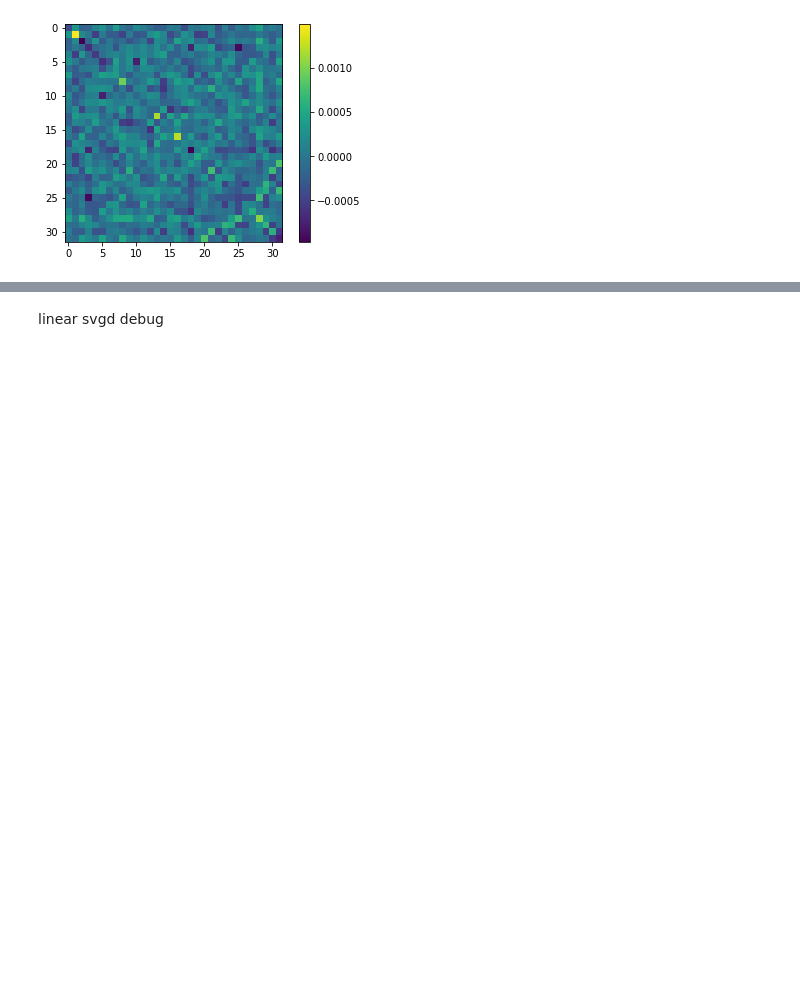
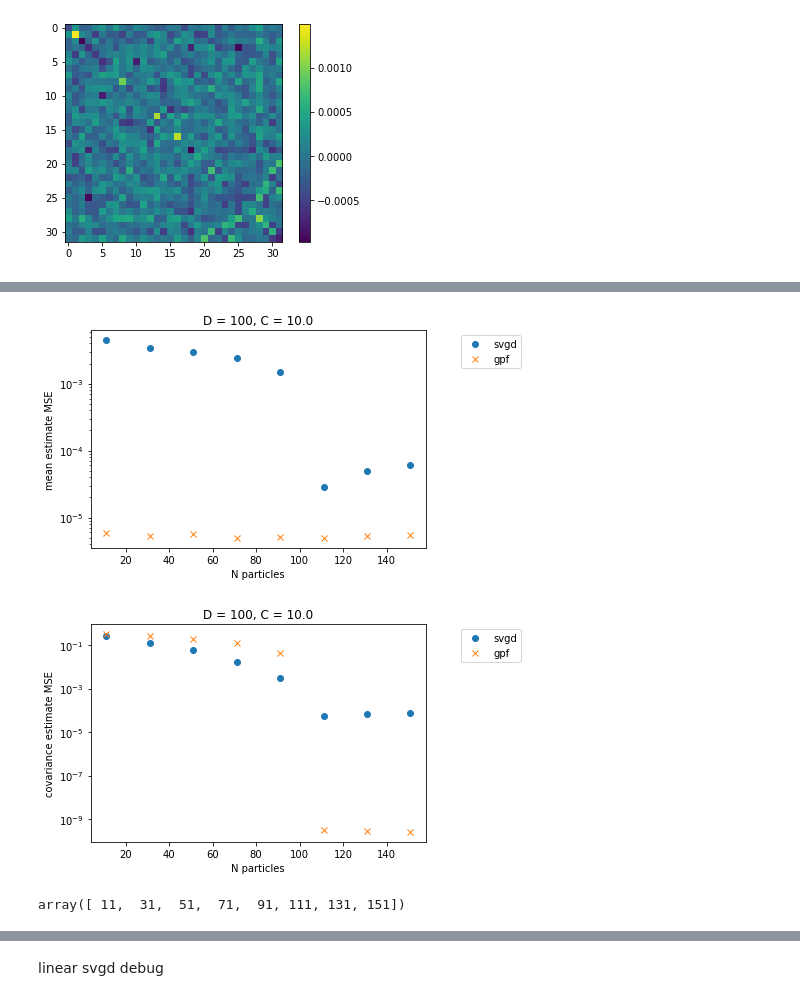
Before and after one commit to jthuemmel/linear_svgd, a Jupyter notebook: testing.ipynb, the cells around one changed output, grey strips where cells are left out. Saved outputs shown, nothing was run; the diff lists cells and outputs as text; code cells hidden in the pictures; blank space fills up the shorter version.

```diff
--- a/testing.ipynb
+++ b/testing.ipynb
@@ -897,0 +756,22 @@ plt.show()
+# %%
+plt.semilogy(Ns,mean_lin,'o',label= 'svgd')
+plt.semilogy(Ns,mean_gpf,'x',label = 'gpf')
+plt.title('D = {}, C = {}'.format(D,C[1]/C[0]))
+plt.xlabel('N particles')
+plt.ylabel('mean estimate MSE')
+plt.legend(bbox_to_anchor=[1.3,1.])
+plt.show()
+plt.semilogy(Ns,cov_lin,'o',label= 'svgd')
+plt.semilogy(Ns,cov_gpf,'x',label = 'gpf')
+plt.title('D = {}, C = {}'.format(D,C[1]/C[0]))
+plt.xlabel('N particles')
+plt.ylabel('covariance estimate MSE')
+plt.legend(bbox_to_anchor=[1.3,1.])
+plt.show()
+# %% [output]
+[figure, added]
+[figure, added]
+# %%
+Ns
+# %% [output]
+array([ 11,  31,  51,  71,  91, 111, 131, 151])
```
Also changed, not shown: parts of 10 cells of this notebook.
